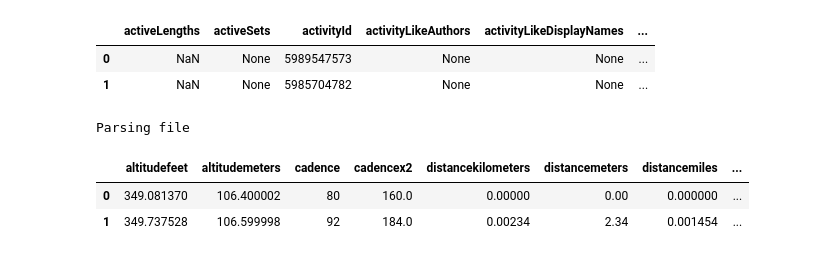
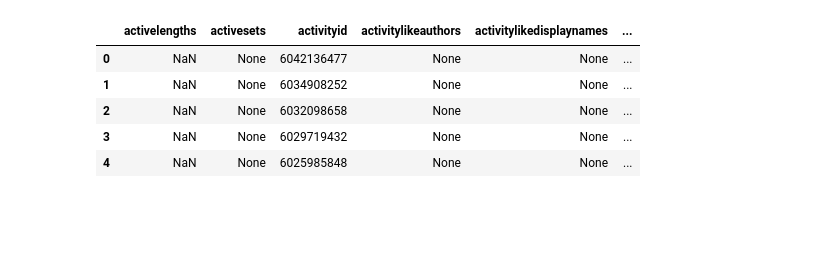
Before and after one commit to vivienroussez/sport_analysis, a Jupyter notebook: BoilerPlate.ipynb, the cells around one changed output. Cells and saved outputs as stored; diff of their text form; code cells hidden in the pictures; blank space fills up the shorter version.

```diff
--- a/BoilerPlate.ipynb
+++ b/BoilerPlate.ipynb
@@ -13,15 +18,11 @@ pd.set_option("display.max_columns",1000)
 # %%
 summary = get_summary(mail,pw)
-summary.head(2)
+summary = clean_summary(summary)
+summary.head()
 # %% [output]
-|  | activeLengths | activeSets | activityId | activityLikeAuthors | activityLikeDisplayNames | ... |
-| 0 | NaN | None | 5989547573 | None | None | ... |
-| 1 | NaN | None | 5985704782 | None | None | ... |
+|  | activelengths | activesets | activityid | activitylikeauthors | activitylikedisplaynames | ... |
+| 0 | NaN | None | 6042136477 | None | None | ... |
+| 1 | NaN | None | 6034908252 | None | None | ... |
+| 2 | NaN | None | 6032098658 | None | None | ... |
+| 3 | NaN | None | 6029719432 | None | None | ... |
+| 4 | NaN | None | 6025985848 | None | None | ... |
-# %%
-act = import_activity(mail,pw,"5989547573")
-act.head(2)
-# %% [output]
-Parsing file
-|  | altitudefeet | altitudemeters | cadence | cadencex2 | distancekilometers | distancemeters | distancemiles | ... |
-| 0 | 349.081370 | 106.400002 | 80 | 160.0 | 0.00000 | 0.00 | 0.000000 | ... |
-| 1 | 349.737528 | 106.599998 | 92 | 184.0 | 0.00234 | 2.34 | 0.001454 | ... |
```
Also changed, not shown: parts of 14 cells of this notebook, 5 other files.
